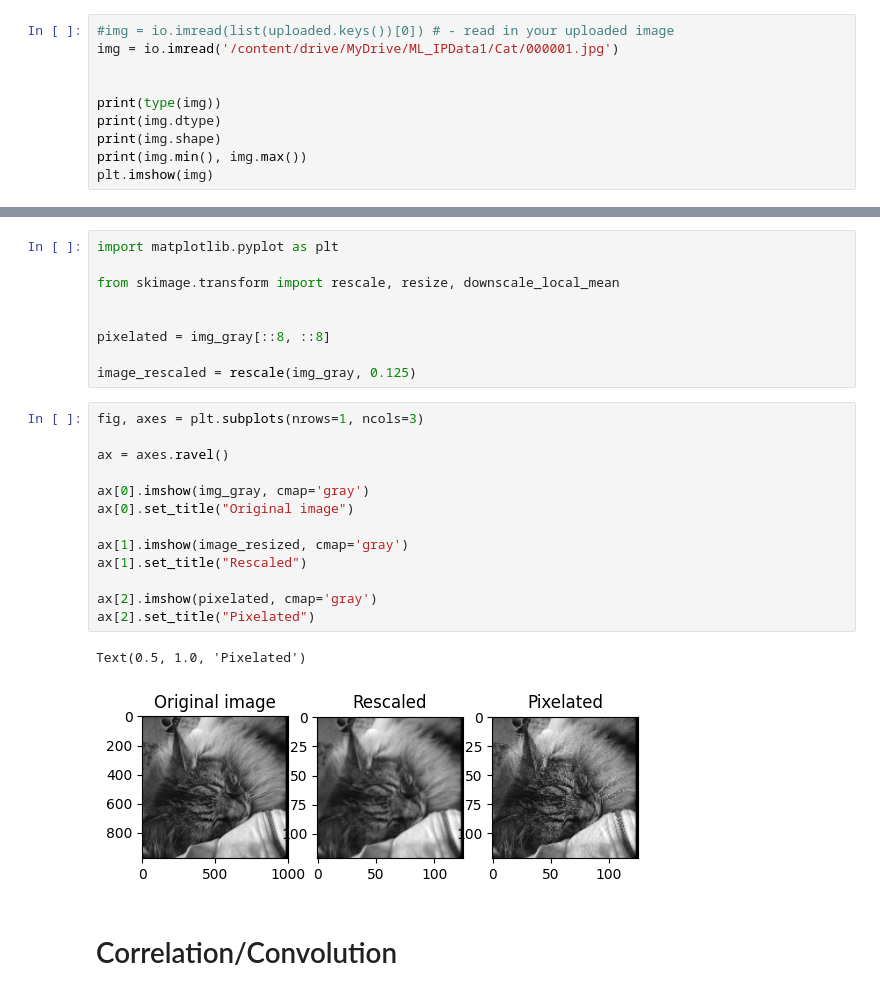
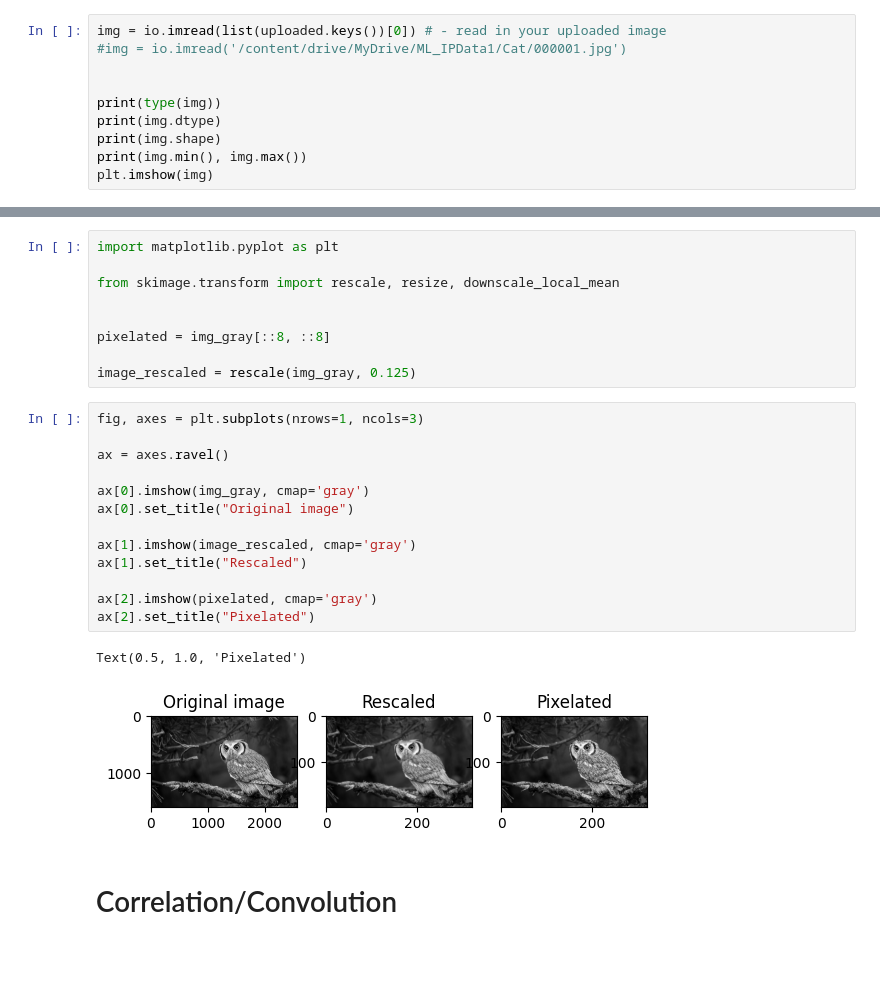
Before and after one commit to brinsley734/ML-Imaging-, a Jupyter notebook: IntroIP.ipynb, the cells around one changed output, grey strips where cells are left out. Cells and saved outputs as stored; diff of their text form; blank space fills up the shorter version.

```diff
--- a/IntroIP.ipynb
+++ b/IntroIP.ipynb
@@ -30,8 +32,8 @@ t2.png
 # %% [markdown]
 # Read the image into the memory and plot it
 # %%
-#img = io.imread(list(uploaded.keys())[0]) # - read in your uploaded image
-img = io.imread('/content/drive/MyDrive/ML_IPData1/Cat/000001.jpg')
+img = io.imread(list(uploaded.keys())[0]) # - read in your uploaded image
+#img = io.imread('/content/drive/MyDrive/ML_IPData1/Cat/000001.jpg')
 
 
 print(type(img))
@@ -173,19 +175,19 @@ image_rescaled = rescale(img_gray, 0.125)
 # %%
 fig, axes = plt.subplots(nrows=1, ncols=3)
 
 ax = axes.ravel()
 
 ax[0].imshow(img_gray, cmap='gray')
 ax[0].set_title("Original image")
 
-ax[1].imshow(image_resized, cmap='gray')
+ax[1].imshow(image_rescaled, cmap='gray')
 ax[1].set_title("Rescaled")
 
 ax[2].imshow(pixelated, cmap='gray')
 ax[2].set_title("Pixelated")
 # %% [output]
 Text(0.5, 1.0, 'Pixelated')
-[figure, old version]
+[figure, new version]
 # %% [markdown]
 # Correlation/Convolution
 # %%
```
Also changed, not shown: parts of 14 cells of this notebook.
